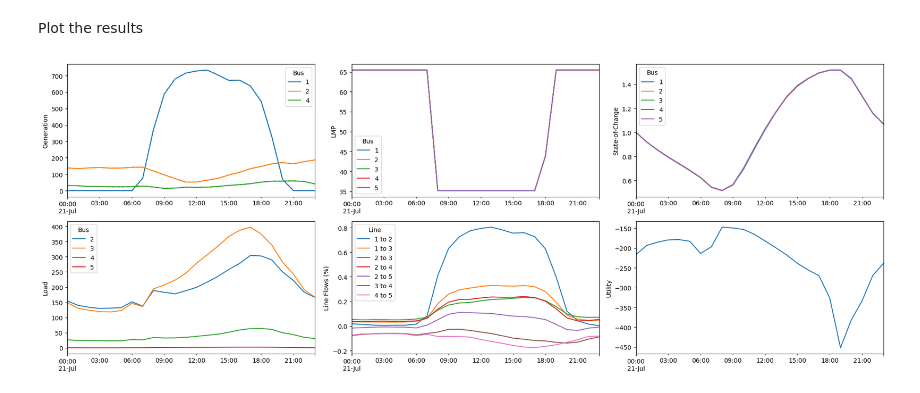
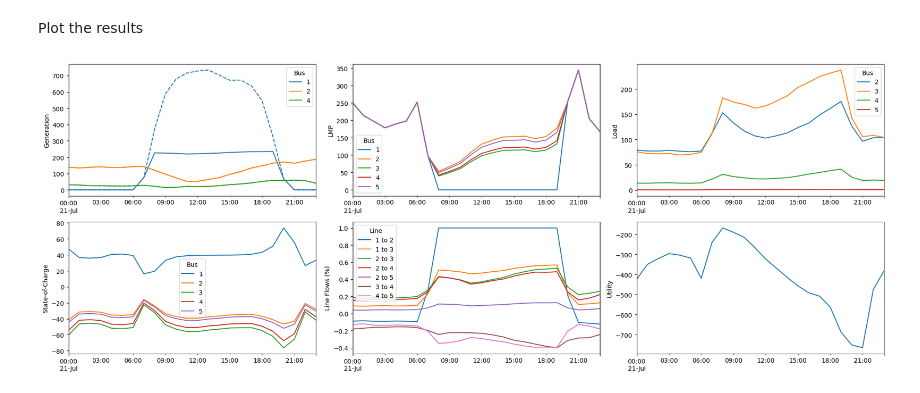
Before and after one commit to eli-brock/opf_zero_marginal_cost, a Jupyter notebook: opf.ipynb, the cells around one changed output. Cells and saved outputs as stored; diff of their text form; code cells hidden in the pictures.

Commit message:
added b_duration, best_day, P_line_factor; rearranged graphs

```diff
--- a/opf.ipynb
+++ b/opf.ipynb
@@ -29,6 +29,7 @@ price.name = 'Fixed Price'
 results = pd.DataFrame(gen).join([load, price], how='inner')
 
 n_days = 5
+best_day = 21
 extra_days = [results.copy() for _ in range(n_days-1)]
 for i, extra_day in enumerate(extra_days):
     extra_day.index += pd.Timedelta(days=i+1)
@@ -59,10 +60,11 @@ B = B - np.diag(np.diag(B))
 B = B - np.diag(np.sum(B, axis=0))
 
 # Line constraints. The i, j element is the MVA limit of the line from bus i to bus j
+P_line_factor = 1
 P_line = np.zeros((N,N))
 limits = model['Line']
 P_line[limits['From Number']-1, limits['To Number']-1] = limits['Lim A MVA']
-P_line = 4*(P_line+P_line.T)/base
+P_line = P_line_factor*(P_line+P_line.T)/base
 
 # The buses with generators and loads
 L = np.array(model['Load']['Number of Bus']-1)
@@ -84,7 +86,7 @@ We solve a multi-period **demand-side** problem with zero marginal cost, fixed s
 # %% [markdown]
 This function accepts an input dataframe as generated above and runs the full simulation. It modifies the input dataframe in-place to include the results.
 # %%
-def sim(input, b_total):
+def sim(input, b_total, b_duration=4):
 
     T = len(input)
 
@@ -109,8 +111,8 @@ def sim(input, b_total):
         p_g >= 0,
         cp.cumsum(p_b, axis=1) >= -b_0[:,np.newaxis],
         cp.cumsum(p_b, axis=1) <= (b-b_0)[:,np.newaxis],
-        p_b <= b[:,np.newaxis]/4,
-        p_b >= -b[:,np.newaxis]/4,
+        p_b <= b[:,np.newaxis]/b_duration,
+        p_b >= -b[:,np.newaxis]/b_duration,
         cp.sum(b) == b_total/base,
         b_0 >= 0,
         b_0 <= b
@@ -159,8 +161,8 @@ fig.show()
 # %% [markdown]
 Run the simulation
 # %%
-b, b_0 = sim(results, 2000)
-results = results.loc[results.index.day == 21]
+b, b_0 = sim(results, 0) # 2000
+results = results.loc[results.index.day == best_day]
 # %% [markdown]
 Plot the results
 # %%
@@ -170,37 +172,37 @@ results['Dispatched Generation'].apply(pd.Series).plot(ax=ax[0,0])
 colors = [line.get_color() for line in ax[0,0].lines]
 results['Maximum Generation'].apply(pd.Series).plot(ax=ax[0,0], linestyle='dashed', color=colors)
 ax[0,0].set_ylabel('Generation')
 ax[0,0].legend(G+1, title='Bus')
 
 results['LMP'].apply(pd.Series).plot(ax=ax[0,1])
 ax[0,1].set_ylabel('LMP')
 ax[0,1].legend(range(1,N+1), title='Bus')
 
-(b_0/b+results['Storage'].apply(pd.Series).cumsum().shift().fillna(0)/b/base).plot(ax=ax[0,2])
-ax[0,2].legend(range(1,N+1), title='Bus')
-ax[0,2].set_ylabel('State-of-Charge')
+results['Dispatched Load'].apply(pd.Series).plot(ax=ax[0,2])
+ax[0,2].set_ylabel('Load')
+ax[0,2].legend(L+1, title='Bus')
 
-results['Dispatched Load'].apply(pd.Series).plot(ax=ax[1,0])
-ax[1,0].set_ylabel('Load')
-ax[1,0].legend(L+1, title='Bus')
+(b_0/b+results['Storage'].apply(pd.Series).cumsum().shift().fillna(0)/b/base).plot(ax=ax[1,0])
+ax[1,0].legend(range(1,N+1), title='Bus')
+ax[1,0].set_ylabel('State-of-Charge')
 
 idx = np.array(np.where(P_line != 0))
 results['Congestion'].apply(
     lambda M: pd.Series(
         {
             f'{i+1} to {j+1}': M[i,j]/P_line[i,j]
             for i, j in idx[:,idx[0] < idx[1]].T
         }
     )
 ).plot(ax=ax[1,1])
 ax[1,1].set_ylabel('Line Flows (%)')
 ax[1,1].legend(title='Line')
 
 results['U'].plot(ax=ax[1,2])
 ax[1,2].set_ylabel('Utility')
 
 fig.set_size_inches(fig.get_size_inches()*[3,1.5])
 fig.tight_layout()
 fig.show()
 # %% [output]
-[figure, old version]
+[figure, new version]
```
Also changed, not shown: parts of 1 cell of this notebook.
